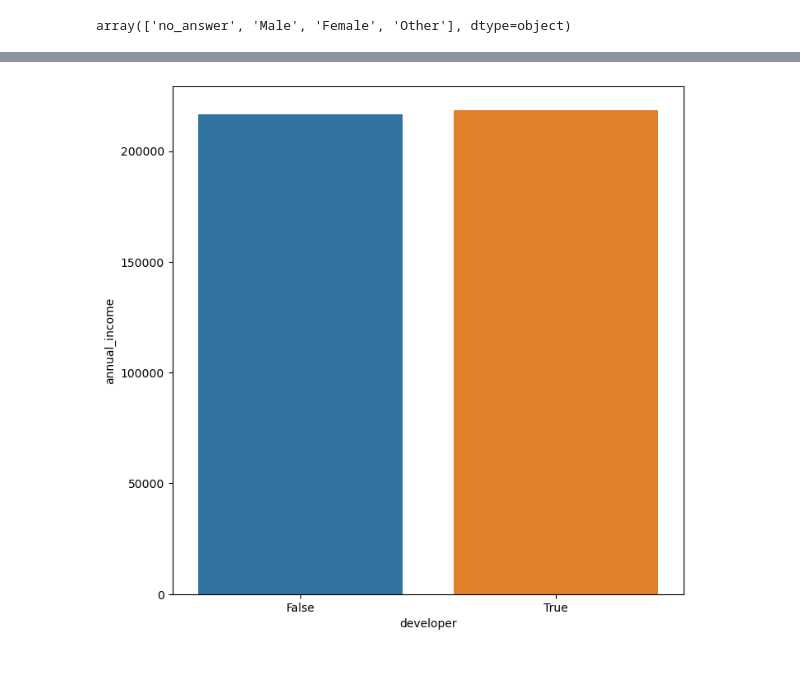
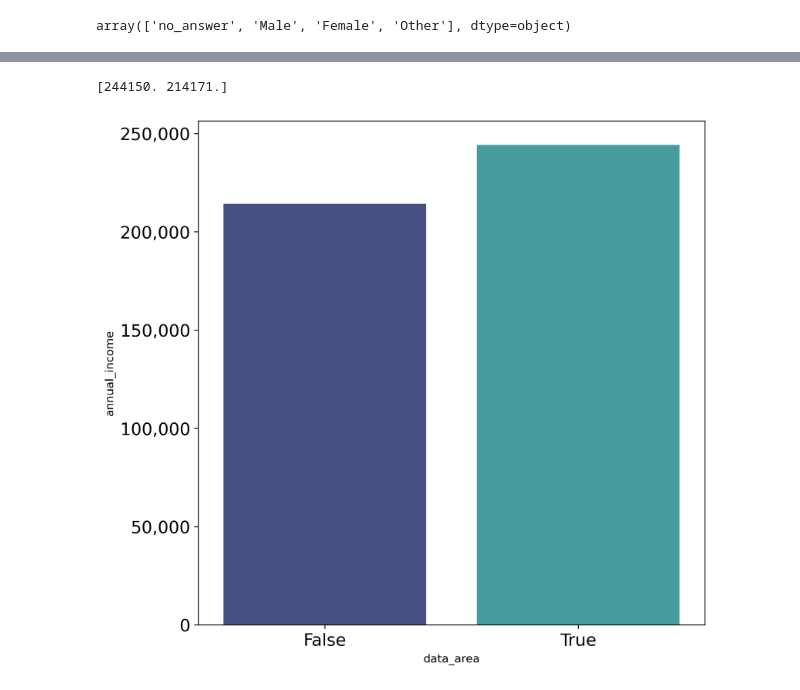
Before and after one commit to tes-b/project_2_income_prediction, a Jupyter notebook: Project_Data_Science_Field_Salary.ipynb, the cells around one changed output, grey strips where cells are left out. Drawn from its saved outputs; the diff is of its cells as text; code cells hidden in the pictures.

```diff
--- a/Project_Data_Science_Field_Salary.ipynb
+++ b/Project_Data_Science_Field_Salary.ipynb
@@ -76,7 +82,7 @@ df_0.head(5).T
 | Education | NaN | NaN | NaN | NaN | NaN |
 # %%
 # drop unsued
-df_0 = df_0.drop(["otherdetails", "dmaid", "level","rowNumber"], axis=1)
+df_0 = df_0.drop(["otherdetails", "dmaid", "rowNumber"], axis=1)
 
 # change columns name
 df_0 = df_0.rename(
@@ -246,3 +291,8 @@ countries.append("China")
 countries
 
 df_0_flt = df_0_eng[df_0_eng["country"].isin(countries)]
+# %%
+# df_0_flt.country.unique()
+temp = df_0_eng["country"].value_counts()
+
+plt.pie(temp.values, labels=temp.index,  autopct='%.1f%%')
@@ -265,0 +368,20 @@ column_avg(df=df_0_flt, col="country",orient="h")
+# %%
+companies = df_0_flt["company"].value_counts()[:50].index
+temp = df_0_flt[df_0_flt["company"].isin(companies)]
+temp = temp[["company",target]]
+temp = temp.groupby("company").agg(np.mean)
+temp = temp.reset_index()
+temp = temp.sort_values(by=target,ascending=False)[:10]
+# %%
+    plt.close("all")
+    plt.figure(figsize=(8,8), dpi=300)
+
+    plt.rc('xtick', labelsize=15)
+    plt.rc('ytick', labelsize=15)
+    palette = "mako"
+
+    sns.barplot(data=temp,x=target,y="company", orient="h", palette=palette)
+
+    # put comma
+    current_values = plt.gca().get_xticks()
+    plt.gca().set_xticklabels([format(int(x),',') for x in current_values])
@@ -391,10 +534,10 @@ df_0_final.head().T
 # %%
-column_avg(df_0_final,"developer")
-
-# temp = df_0_final[["developer",target]]
-# temp = temp.groupby("developer").agg(np.mean)
-# temp = temp.reset_index("developer")
+column_avg(df_0_final.copy(), "data_area")
+# developer = df_0_final[df_0_final.developer == True]
+# temp = developer.groupby("data_area").agg(np.mean)
+# temp = temp.reset_index("data_area")
 # print(temp.annual_income.values.round(0))
-# sns.barplot(data=temp,x="developer",y=target)
+# sns.barplot(data=temp,x="data_area",y=target)
 # %% [output]
+[244150. 214171.]
-[figure, old version]
+[figure, new version]
```
Also changed, not shown: parts of 54 cells of this notebook.
